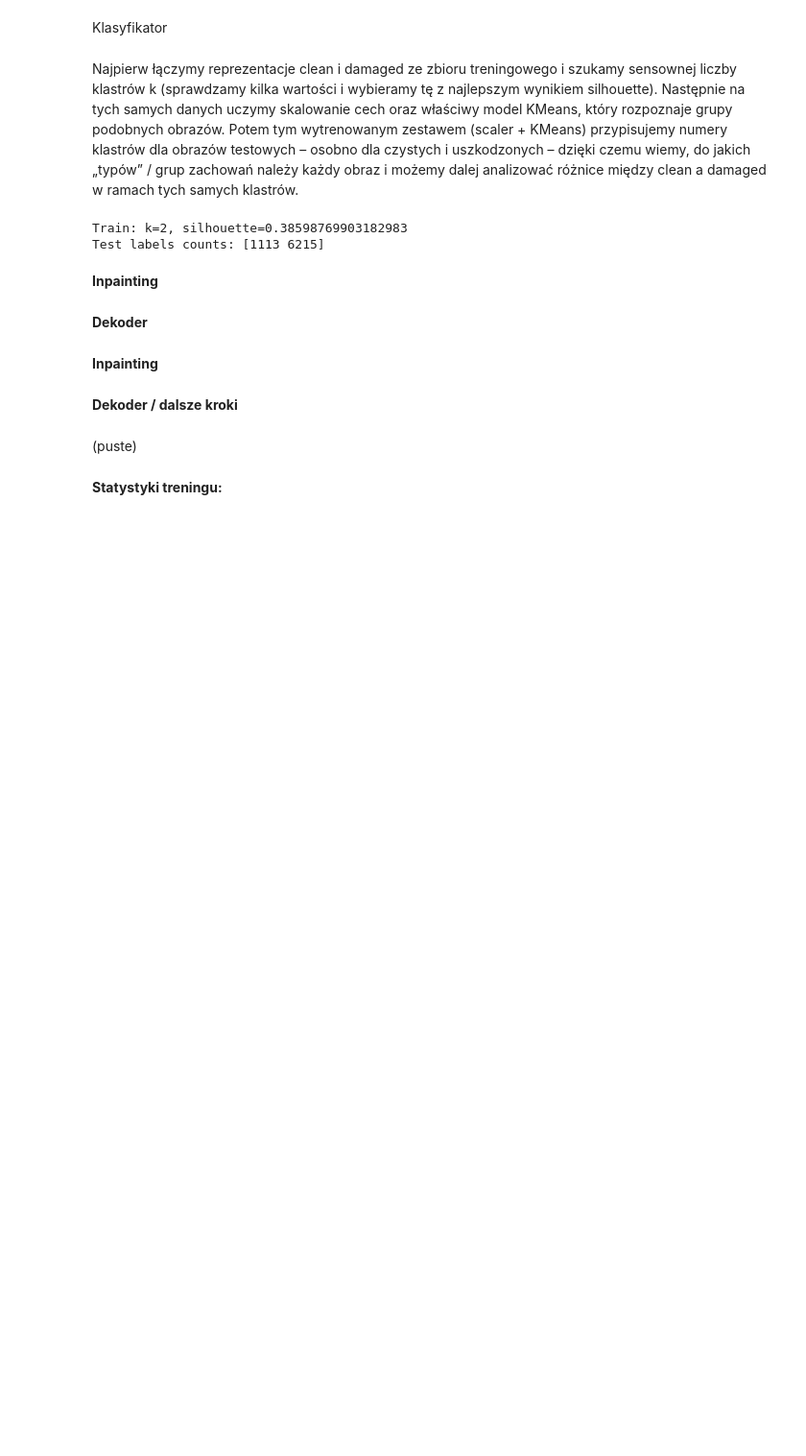
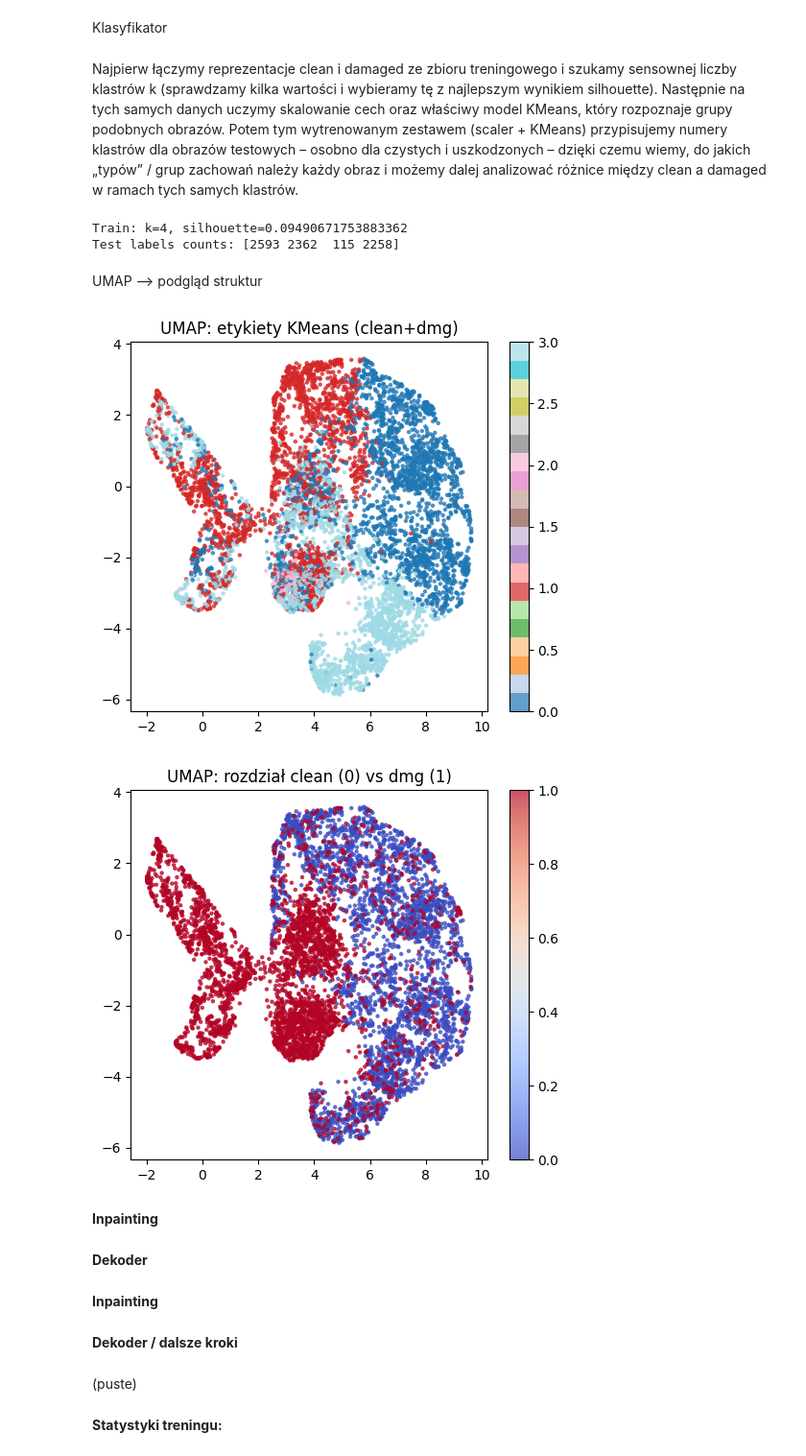
Before and after one commit to Lecrut/Unsupervised-learning---images, a Jupyter notebook: main.ipynb, the cells around one changed output. Shown at 96% size. Drawn from its saved outputs; the diff is of its cells as text; code cells hidden in the pictures; blank space fills up the shorter version.

Commit message:
z umap

```diff
--- a/main.ipynb
+++ b/main.ipynb
@@ -295,7 +319,7 @@ from sklearn.cluster import MiniBatchKMeans
 # szukamy k na train
 pca_train_all = np.concatenate([pca_train_clean, pca_train_dmg], axis=0)
 labels_train_all, best_k, sil_train, _ = sweep_minibatch_kmeans(
-    pca_train_all, cluster_grid=(2, 3, 4, 5, 6, 7, 8, 9, 10, 12, 16, 18)
+    pca_train_all, cluster_grid=(4, 5, 6, 7, 8, 9, 10, 12, 16, 18)
 )
 
 # uczymy scaler + kmeans na train
@@ -319,8 +343,37 @@ labels_dmg = labels_test_all[len(pca_clean):]
 print(f'Train: k={best_k}, silhouette={sil_train}')
 print('Test labels counts:', np.bincount(labels_test_all))
 # %% [output]
-Train: k=2, silhouette=0.38598769903182983
-Test labels counts: [1113 6215]
+Train: k=4, silhouette=0.09490671753883362
+Test labels counts: [2593 2362  115 2258]
+# %% [markdown]
+UMAP --> podgląd struktur
+# %%
+import umap
+import matplotlib.pyplot as plt
+import numpy as np
+
+# 2D embedding z UMAP na wspólnej przestrzeni PCA
+X = np.concatenate([pca_clean, pca_dmg], axis=0)
+labels_km = labels_test_all  # etykiety KMeans
+is_dmg = np.concatenate([np.zeros(len(pca_clean)), np.ones(len(pca_dmg))])  # 0=clean, 1=dmg
+
+reducer = umap.UMAP(n_neighbors=15, min_dist=0.1, n_components=2, random_state=42)
+X_2d = reducer.fit_transform(X)
+
+plt.figure(figsize=(6,5))
+plt.scatter(X_2d[:,0], X_2d[:,1], c=labels_km, cmap="tab20", s=5, alpha=0.7)
+plt.title("UMAP: etykiety KMeans (clean+dmg)")
+plt.colorbar()
+plt.show()
+
+plt.figure(figsize=(6,5))
+plt.scatter(X_2d[:,0], X_2d[:,1], c=is_dmg, cmap="coolwarm", s=5, alpha=0.7)
+plt.title("UMAP: rozdział clean (0) vs dmg (1)")
+plt.colorbar()
+plt.show()
+# %% [output]
+[figure, added]
+[figure, added]
 # %% [markdown]
 **Inpainting**
 # %% [markdown]
```
Also changed, not shown: parts of 7 cells of this notebook, 1 other file.
